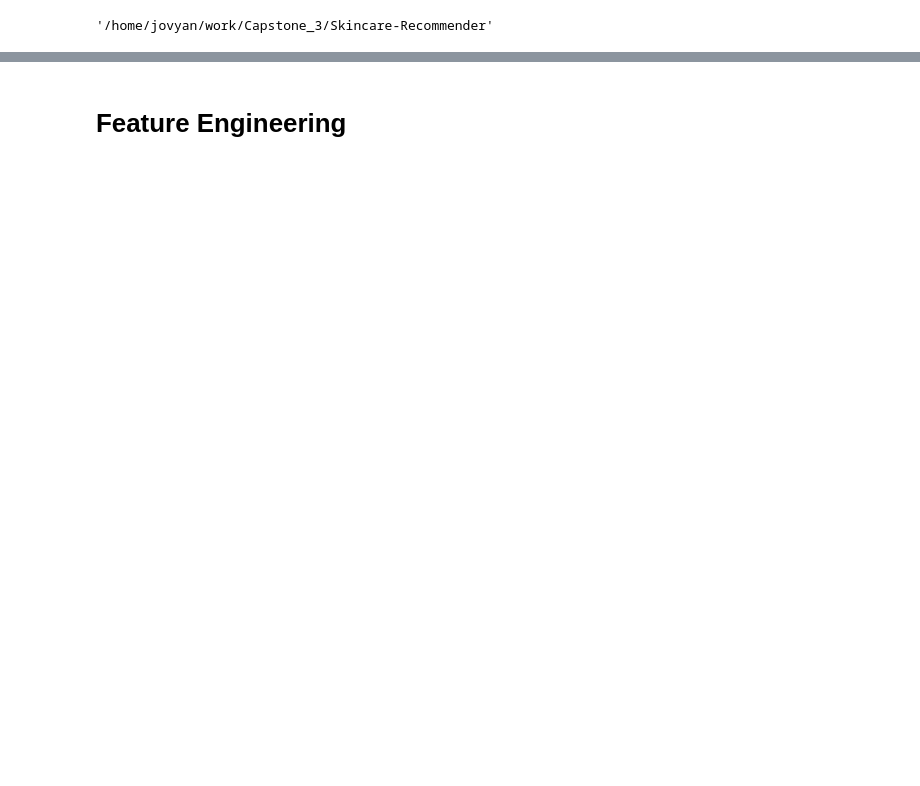
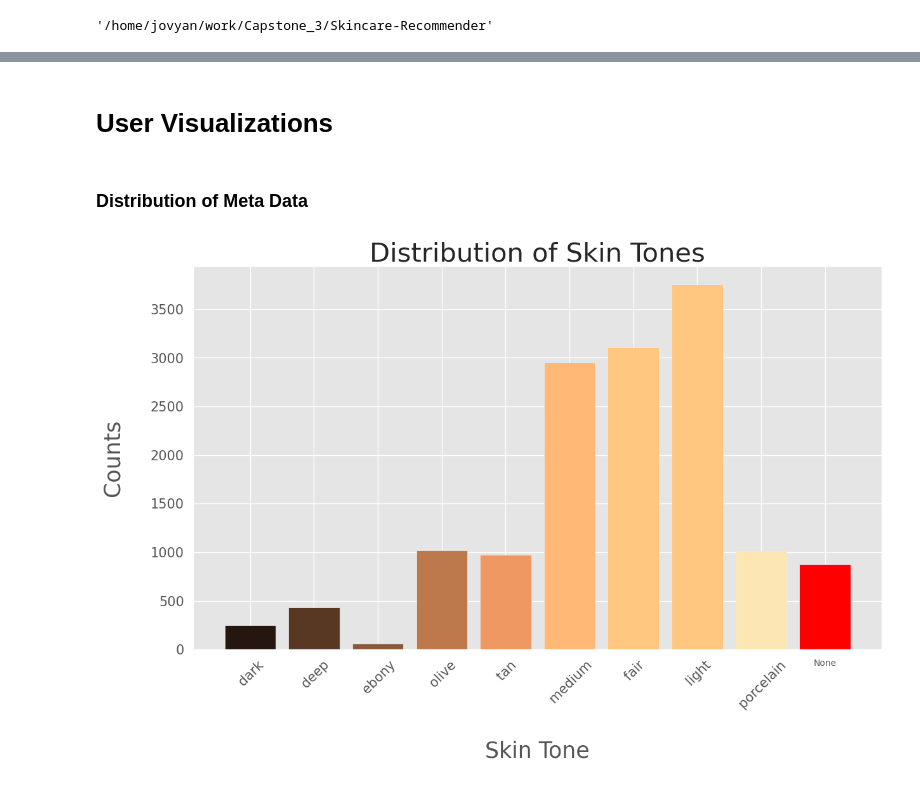
Before and after one commit to boogiedev/Skincare-Recommender, a Jupyter notebook: exploration.ipynb, the cells around one changed output, grey strips where cells are left out. Saved outputs shown, nothing was run; the diff lists cells and outputs as text; code cells hidden in the pictures; blank space fills up the shorter version.

```diff
--- a/exploration.ipynb
+++ b/exploration.ipynb
@@ -6,6 +6,7 @@
 import ast
 import pandas as pd
 from pandas_profiling import ProfileReport
+import plotly.express as px
 
 
 import surprise
@@ -24,8 +25,8 @@ import matplotlib.pyplot as plt
 import mplcyberpunk
 %matplotlib inline
 
-# plt.style.use('ggplot')
-plt.style.use("cyberpunk")
+plt.style.use('ggplot')
+# plt.style.use("cyberpunk")
 
 import os
 os.getcwd()
@@ -68,2 +56,51 @@ items.head()
-# %% [markdown]
-# Feature Engineering
+# %% [markdown]
+# User Visualizations
+# %% [markdown]
+### Distribution of Meta Data
+# %%
+# Get Skin Tone Counts
+skin_tones = users.groupby('skin_tone')['user_id'].count().reindex(index = [
+    ' dark',
+    ' deep',
+    ' ebony',
+    ' olive',
+    ' tan',
+    ' medium',
+    ' fair',
+    ' light',
+    ' porcelain',
+    'None'
+])
+
+# Looking at Skin Type
+fig, ax = plt.subplots(figsize=(14, 8), dpi=100)
+
+# Create Skin Tone Color Map
+# skin_color = dict(zip(skin_tones.index.tolist(), ))
+
+sizes = np.linspace(5, 20, num=50)
+theme = plt.get_cmap('copper')
+tones = [theme(2 * i / len(sizes)) for i in range(len(sizes))][3::4]
+tones[8] = (0.99, 0.90, 0.7, 1.0)
+tones[9] = 'red'
+
+ax.bar(skin_tones.index, skin_tones.values, color=tones)
+
+ax.set_title('Distribution of Skin Tones', fontsize=30)
+ax.set_xlabel('Skin Tone', fontsize=25, labelpad=30)
+ax.set_ylabel('Counts', fontsize=25, labelpad=30)
+
+for xtick, ytick in zip(ax.xaxis.get_major_ticks(), ax.yaxis.get_major_ticks()):
+    xtick.label.set_fontsize(15)
+    xtick.label.set_rotation(45)
+
+    ytick.label.set_fontsize(15)
+#     xtick.label.set_rotation(45)
+
+
+# mplcyberpunk.add_glow_effects()
+# mplcyberpunk.add_underglow()
+
+fig.show()
+# %% [output]
+[figure, added]
```
Also changed, not shown: parts of 15 cells of this notebook, 2 other files.
